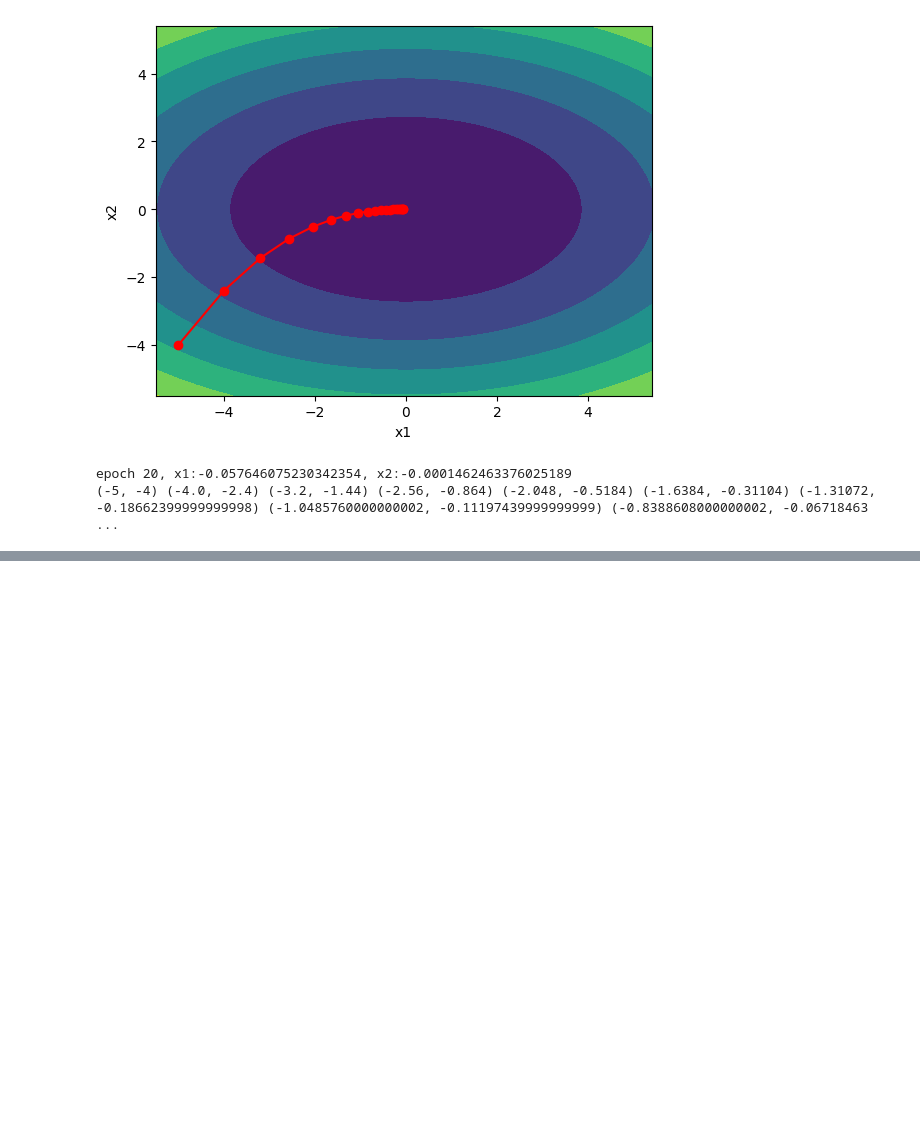
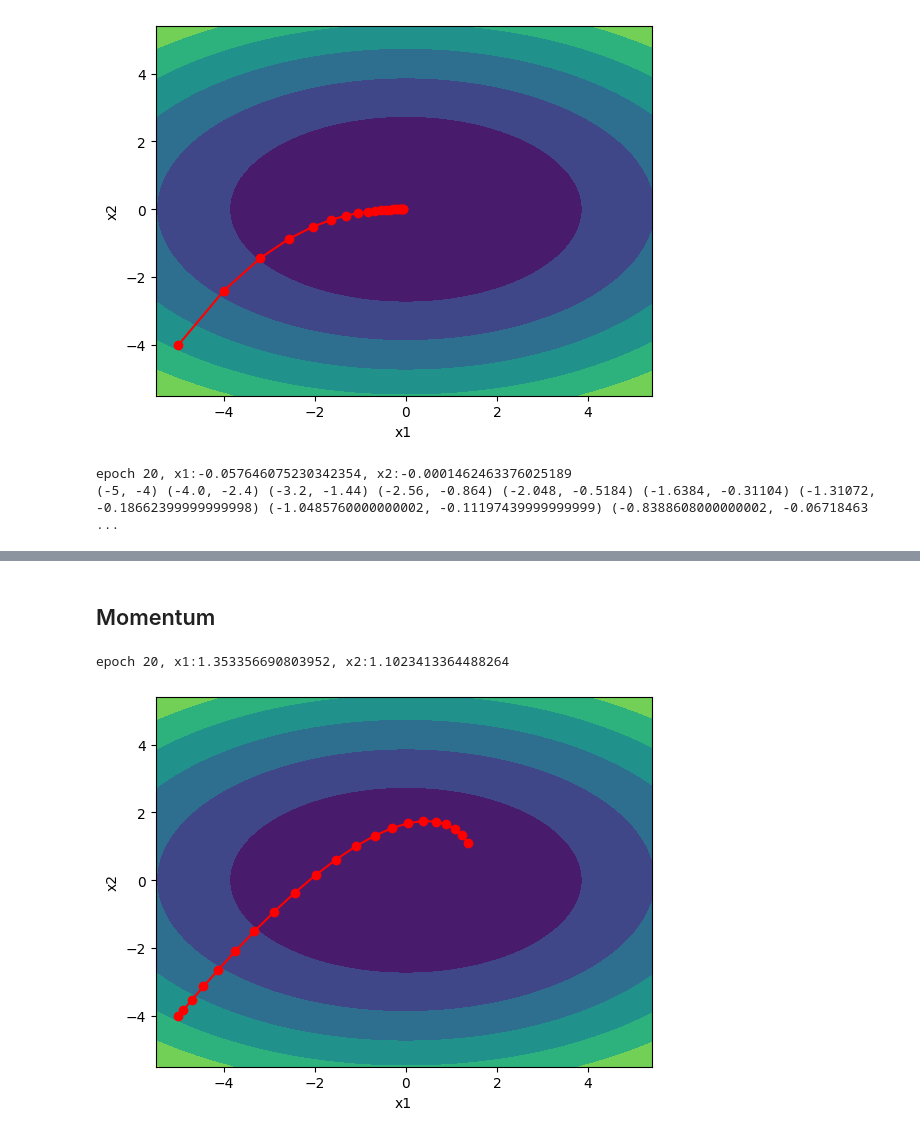
Before and after one commit to erfan-sadeghiii/Deep-Learning-exercises, a Jupyter notebook: 16_gradient_descent_optimizers.ipynb, the cells around one changed output, grey strips where cells are left out. Drawn from its saved outputs; the diff is of its cells as text; code cells hidden in the pictures; blank space fills up the shorter version.

```diff
--- a/16_gradient_descent_optimizers.ipynb
+++ b/16_gradient_descent_optimizers.ipynb
@@ -112,0 +139,9 @@ epoch 20, x1:-0.20510545674159145, x2:0.22028001409708733
+# %% [markdown]
+## Momentum
+# %%
+opt = Optimizers("constant")
+
+search_path(func, search(opt.gradient_descent_with_momentum, func_grad,0.01))
+# %% [output]
+epoch 20, x1:1.353356690803952, x2:1.1023413364488264
+[figure, added]
```
Also changed, not shown: parts of 4 cells of this notebook.
